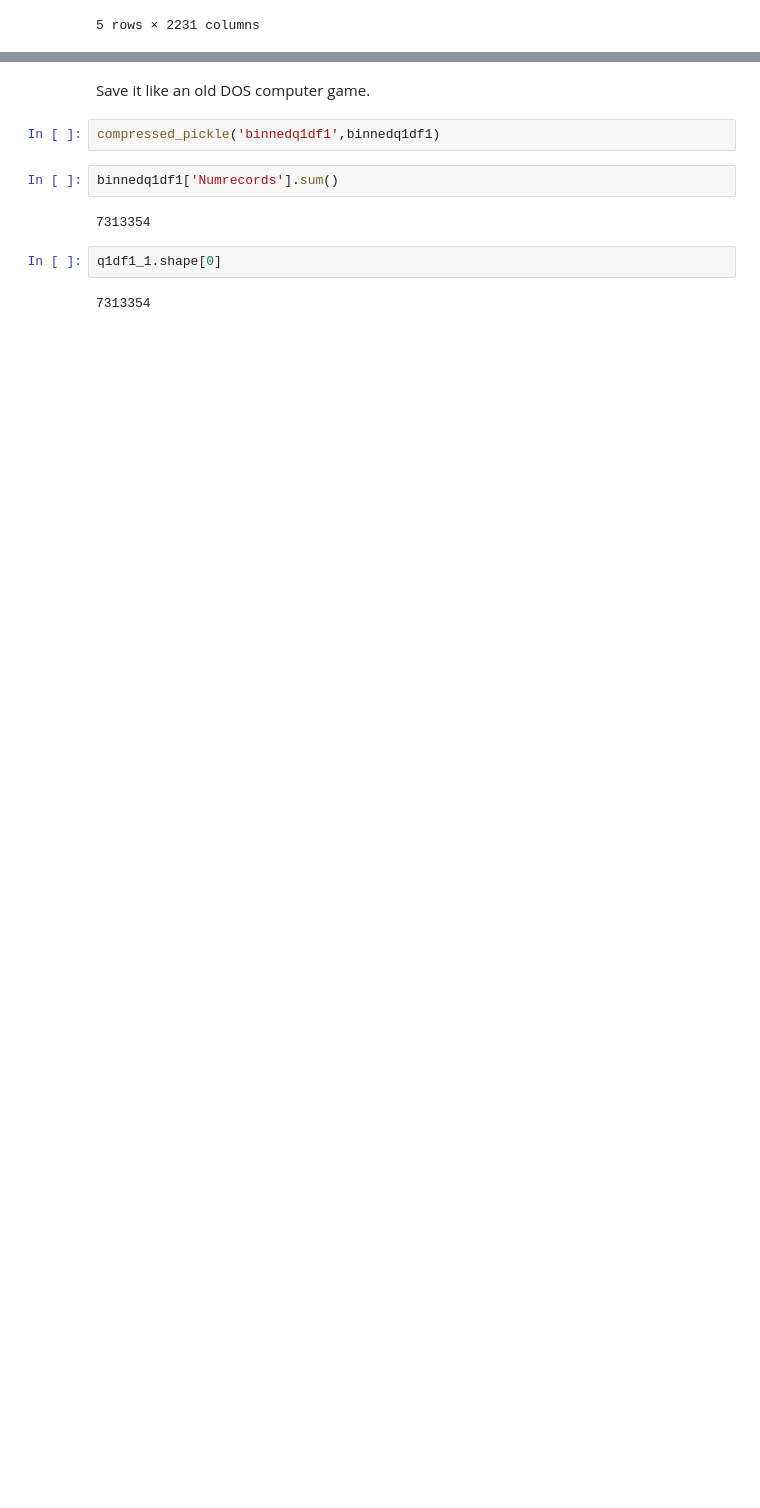
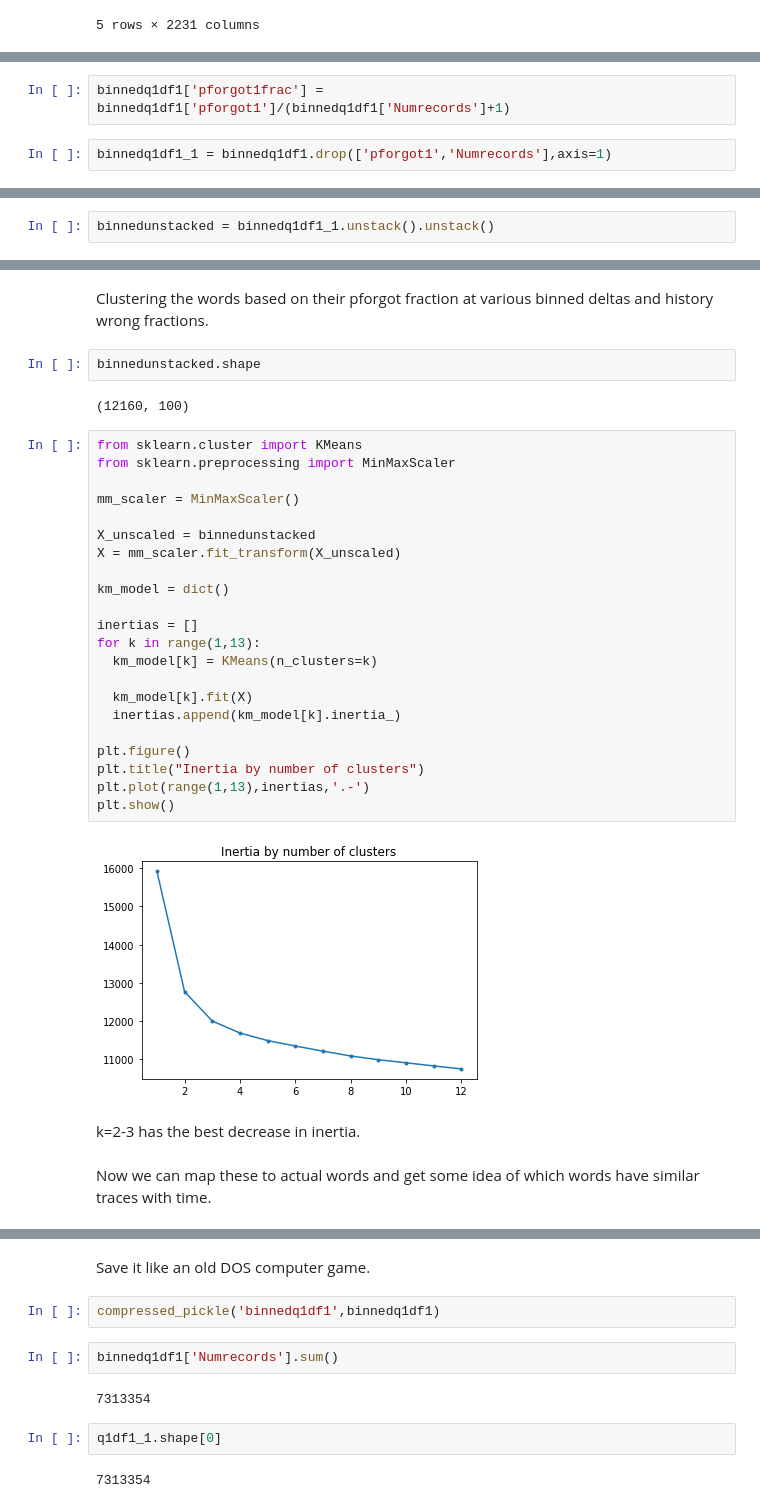
Before and after one commit to rts1988/Duolingo_spaced_repetition, a Jupyter notebook: Duolingo_q1_lexeme_featureselection.ipynb, the cells around one changed output, grey strips where cells are left out. Saved outputs shown, nothing was run; the diff lists cells and outputs as text; blank space fills up the shorter version.

Commit message:
clustered labels

```diff
--- a/Duolingo_q1_lexeme_featureselection.ipynb
+++ b/Duolingo_q1_lexeme_featureselection.ipynb
@@ -189,0 +201,4 @@ KeyError: ignored
+# %%
+binnedq1df1['pforgot1frac'] = binnedq1df1['pforgot1']/(binnedq1df1['Numrecords']+1)
+# %%
+binnedq1df1_1 = binnedq1df1.drop(['pforgot1','Numrecords'],axis=1)
@@ -189,0 +210,2 @@ KeyError: ignored
+# %%
+binnedunstacked = binnedq1df1_1.unstack().unstack()
@@ -189,0 +231,34 @@ KeyError: ignored
+# %% [markdown]
+Clustering the words based on their pforgot fraction at various binned deltas and history wrong fractions.
+# %%
+binnedunstacked.shape
+# %% [output]
+(12160, 100)
+# %%
+from sklearn.cluster import KMeans
+from sklearn.preprocessing import MinMaxScaler
+
+mm_scaler = MinMaxScaler()
+
+X_unscaled = binnedunstacked
+X = mm_scaler.fit_transform(X_unscaled)
+
+km_model = dict()
+
+inertias = []
+for k in range(1,13):
+  km_model[k] = KMeans(n_clusters=k)
+
+  km_model[k].fit(X)
+  inertias.append(km_model[k].inertia_)
+
+plt.figure()
+plt.title("Inertia by number of clusters")
+plt.plot(range(1,13),inertias,'.-')
+plt.show()
+# %% [output]
+[figure, added]
+# %% [markdown]
+k=2-3 has the best decrease in inertia.
+# %% [markdown]
+Now we can map these to actual words and get some idea of which words have similar traces with time.
```
Also changed, not shown: parts of 24 cells of this notebook.
